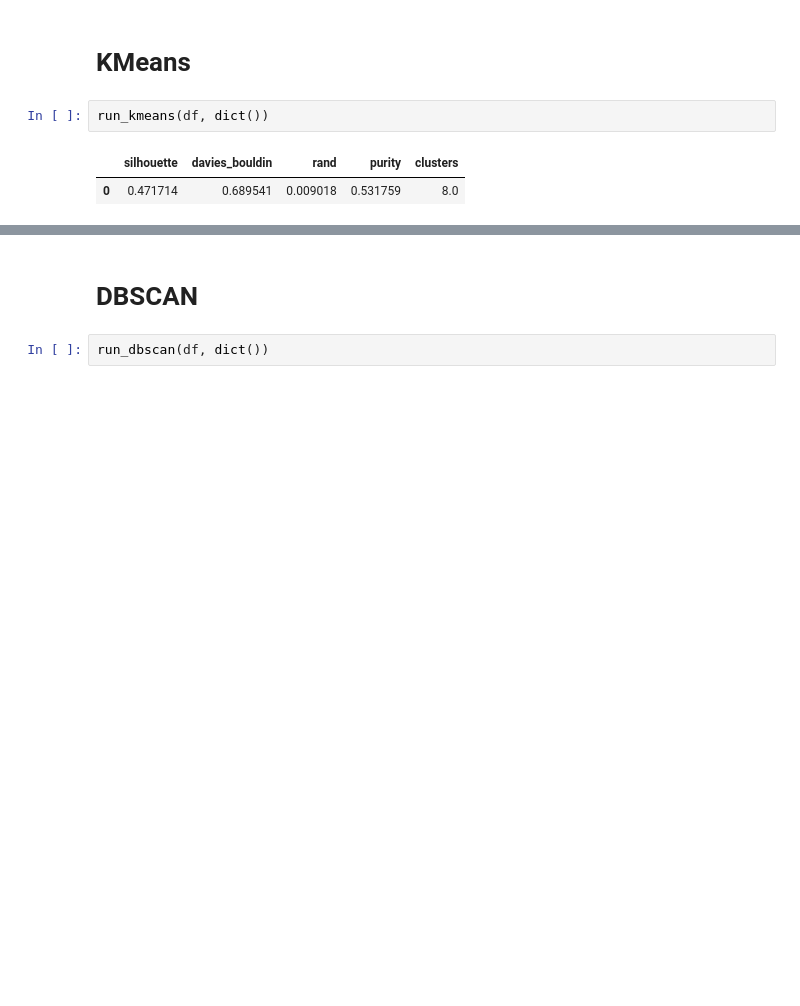
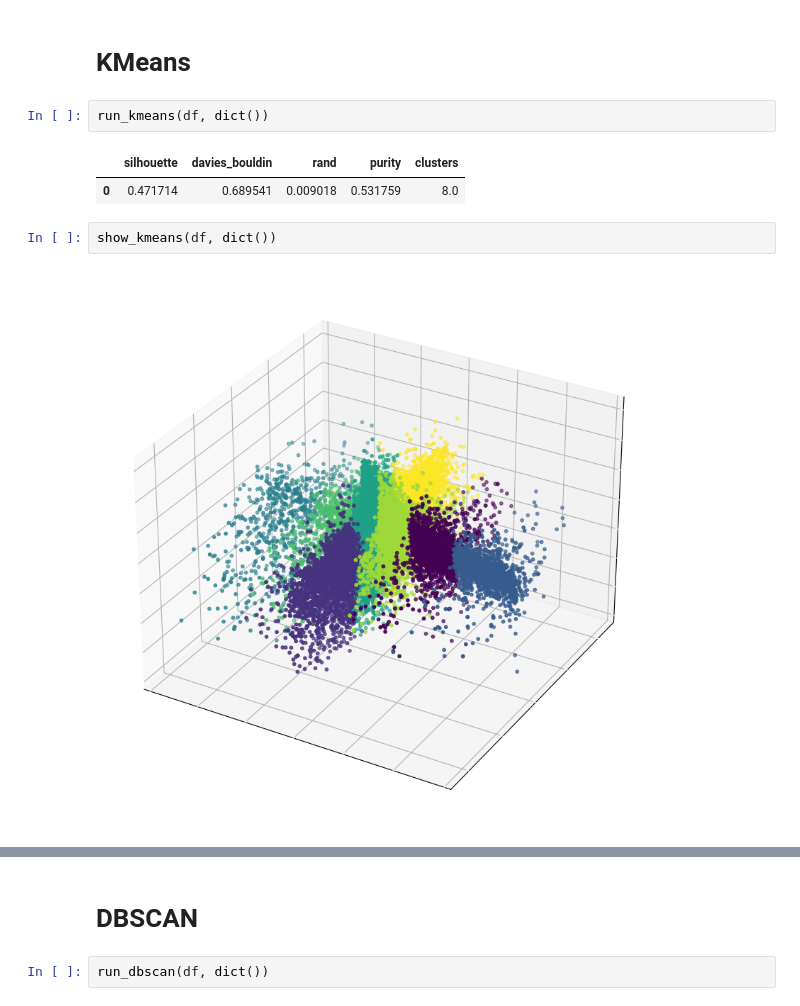
Before and after one commit to KamilMatejuk/Articles, a Jupyter notebook: Machine Learning/03. Unsupervised Clustering explained/main.ipynb, the cells around one changed output, grey strips where cells are left out. Drawn from its saved outputs; the diff is of its cells as text; blank space fills up the shorter version.

Commit message:
kmeans

```diff
--- a/Machine Learning/03. Unsupervised Clustering explained/main.ipynb
+++ b/Machine Learning/03. Unsupervised Clustering explained/main.ipynb
@@ -29,3 +31,7 @@ run_kmeans(df, dict())
 # %% [output]
 |  | silhouette | davies_bouldin | rand | purity | clusters |
 | 0 | 0.471714 | 0.689541 | 0.009018 | 0.531759 | 8.0 |
+# %%
+show_kmeans(df, dict())
+# %% [output]
+[figure, added]
```
Also changed, not shown: parts of 6 cells of this notebook, 3 other files.
